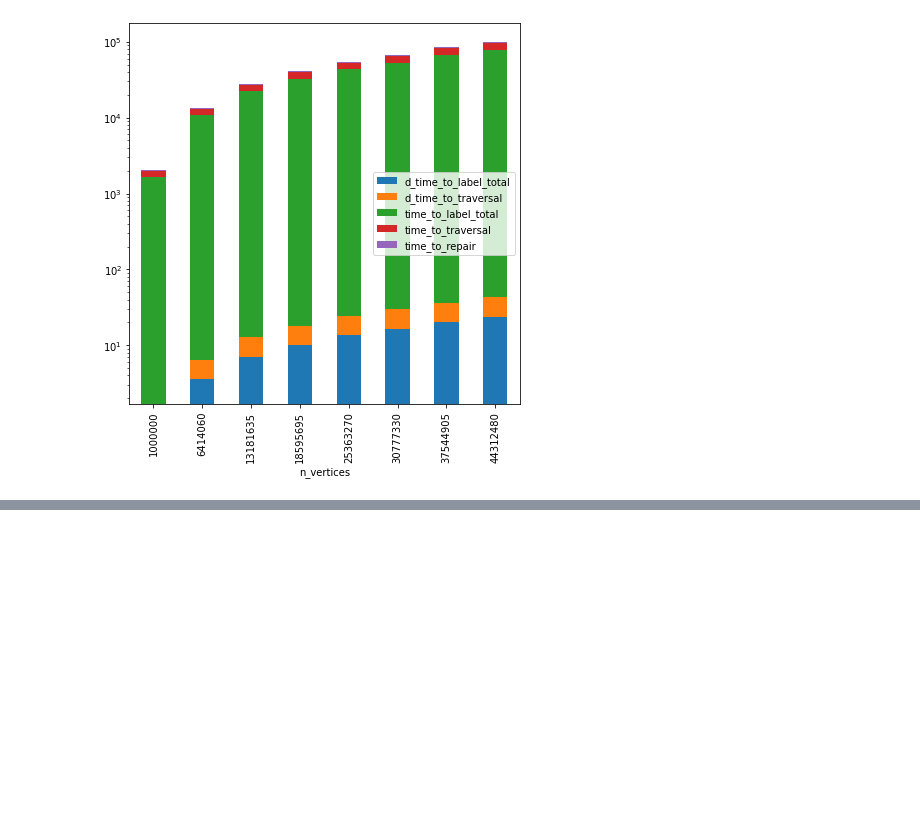
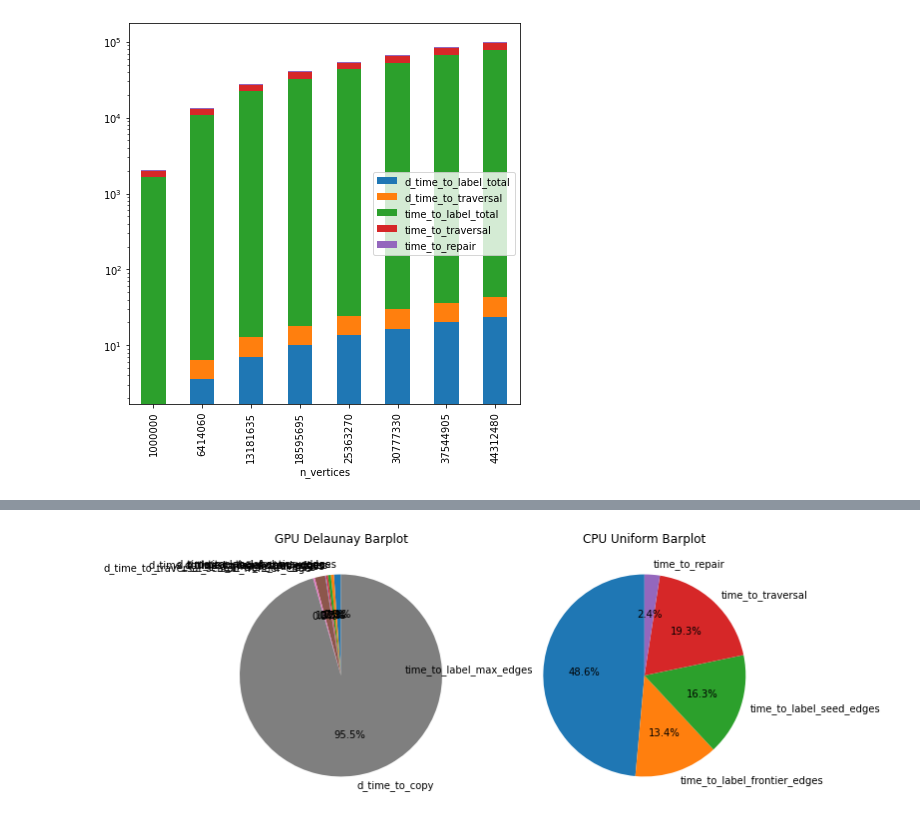
Before and after one commit to ssalinasfe/GPolylla, a Jupyter notebook: experiments/plots.ipynb, the cells around one changed output, grey strips where cells are left out. Saved outputs shown, nothing was run; the diff lists cells and outputs as text; code cells hidden in the pictures; blank space fills up the shorter version.

```diff
--- a/experiments/plots.ipynb
+++ b/experiments/plots.ipynb
@@ -542,0 +553,33 @@ plt.show()
+# %%
+import matplotlib.pyplot as plt
+import pandas as pd
+
+
+#GPU_delaunay_barplot = GPU_data_time_uniform[['n_vertices', 'd_time_to_label_total', 'd_time_to_traversal', 'd_time_to_repair']].copy()
+#CPU_delaunay_barplot = CPU_data_time_uniform[['n_vertices', 'time_to_label_total', 'time_to_traversal', 'time_to_repair']].copy()
+
+GPU_delaunay = GPU_data_time_uniform[['n_vertices', 'd_time_to_label_max_edges', 'd_time_to_label_frontier_edges', 'd_time_to_label_seed_edges', 'd_time_to_label_scan_edges', 'd_time_to_label_compaction_edges', 'd_time_to_traversal', 'd_time_to_traversal_search_frontier_edge']].copy()
+
+# sum d_time_copy_to_device and d_time_to_back_to_host to a column called d_time_to_copy
+GPU_delaunay['d_time_to_copy'] = GPU_data_time_uniform['d_time_copy_to_device'] + GPU_data_time_uniform['d_time_to_back_to_host']
+
+CPU_delaunay = CPU_data_time_uniform[['n_vertices', 'time_to_label_max_edges', 'time_to_label_frontier_edges', 'time_to_label_seed_edges', 'time_to_traversal', 'time_to_repair']].copy()
+
+
+
+# Get the last row of each dataframe
+GPU_last_row = GPU_delaunay.iloc[-1]
+CPU_last_row = CPU_delaunay.iloc[-1]
+
+# Create pie charts for the last row values
+fig, (ax1, ax2) = plt.subplots(1, 2, figsize=(10, 5))
+
+ax1.pie(GPU_last_row[1:], labels=GPU_last_row.index[1:], autopct='%1.1f%%', startangle=90)
+ax1.set_title('GPU Delaunay Barplot')
+
+ax2.pie(CPU_last_row[1:], labels=CPU_last_row.index[1:], autopct='%1.1f%%', startangle=90)
+ax2.set_title('CPU Uniform Barplot')
+
+plt.show()
+# %% [output]
+[figure, added]
```
Also changed, not shown: parts of 2 cells of this notebook, 4 other files.
